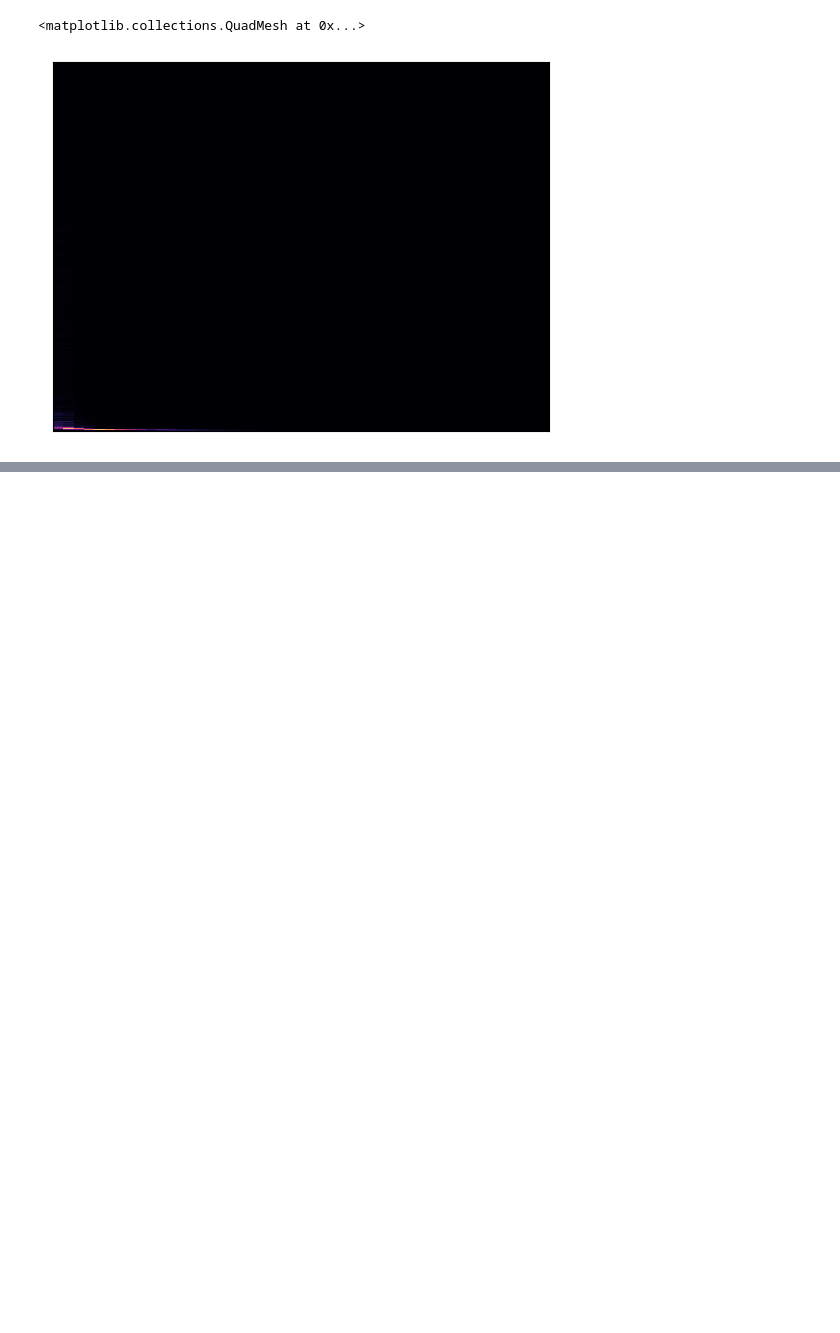
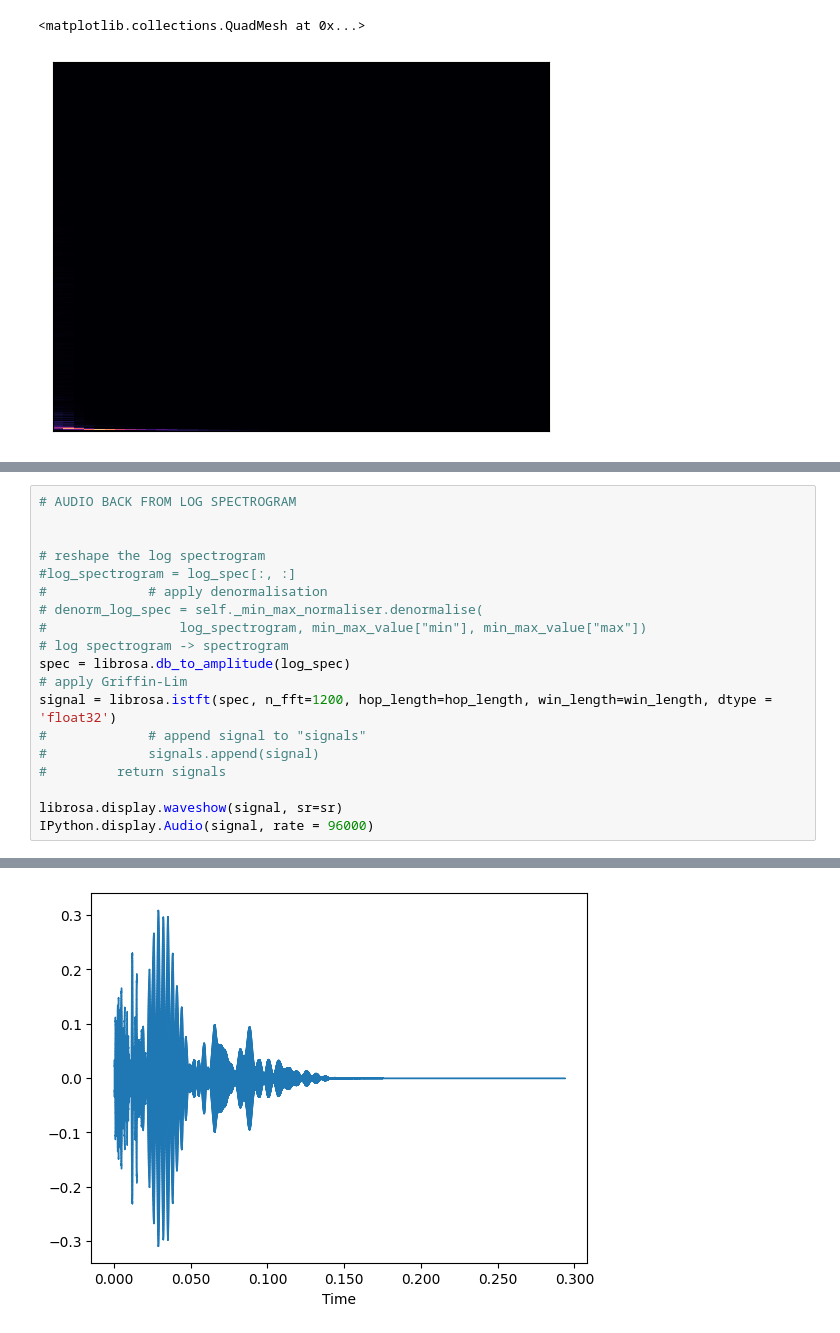
Before and after one commit to CharlieElwess/INFINITE_DRUMS, a Jupyter notebook: Exploratory_Notebooks/Charlie_Explorations.ipynb, the cells around one changed output, grey strips where cells are left out. Saved outputs shown, nothing was run; the diff lists cells and outputs as text; blank space fills up the shorter version.

```diff
--- a/Exploratory_Notebooks/Charlie_Explorations.ipynb
+++ b/Exploratory_Notebooks/Charlie_Explorations.ipynb
@@ -90,0 +102,20 @@ IPython.display.Audio(audio2, rate = sr)
+# %%
+# AUDIO BACK FROM LOG SPECTROGRAM
+
+
+# reshape the log spectrogram
+#log_spectrogram = log_spec[:, :]
+#             # apply denormalisation
+# denorm_log_spec = self._min_max_normaliser.denormalise(
+#                 log_spectrogram, min_max_value["min"], min_max_value["max"])
+# log spectrogram -> spectrogram
+spec = librosa.db_to_amplitude(log_spec)
+# apply Griffin-Lim
+signal = librosa.istft(spec, n_fft=1200, hop_length=hop_length, win_length=win_length, dtype = 'float32')
+#             # append signal to "signals"
+#             signals.append(signal)
+#         return signals
+
+librosa.display.waveshow(signal, sr=sr)
+IPython.display.Audio(signal, rate = 96000)
+# %% [output]
@@ -90,0 +123 @@ IPython.display.Audio(audio2, rate = sr)
+[figure, added]
```
Also changed, not shown: parts of 11 cells of this notebook, 1 other file.
